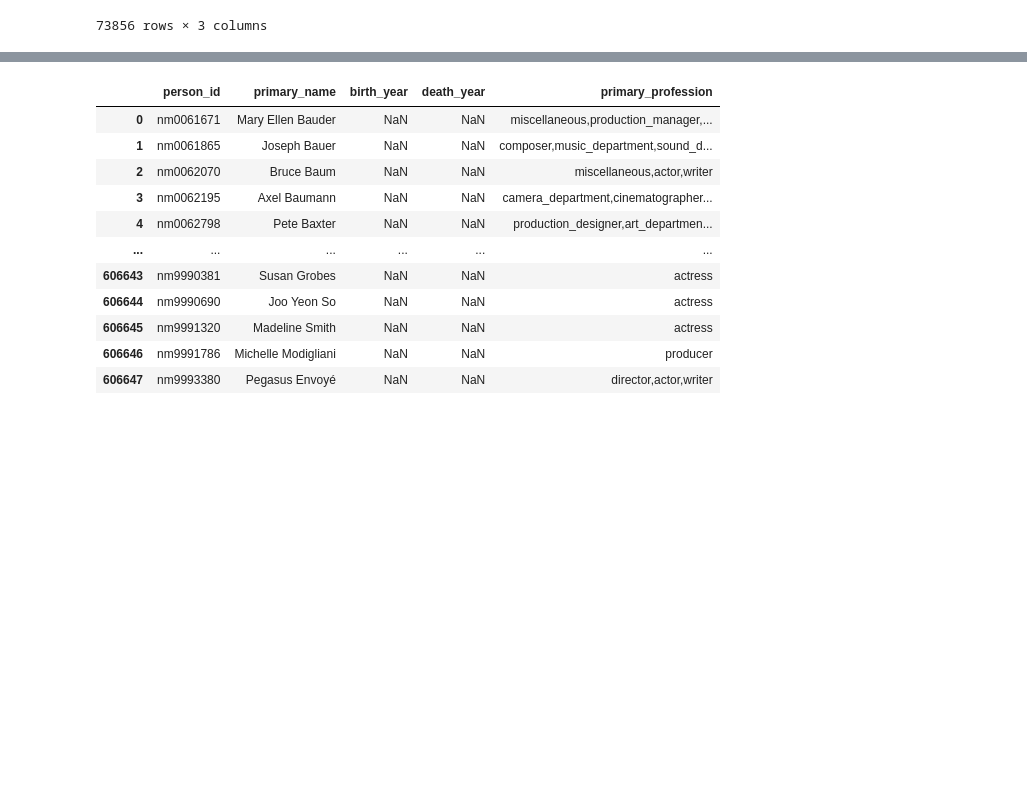
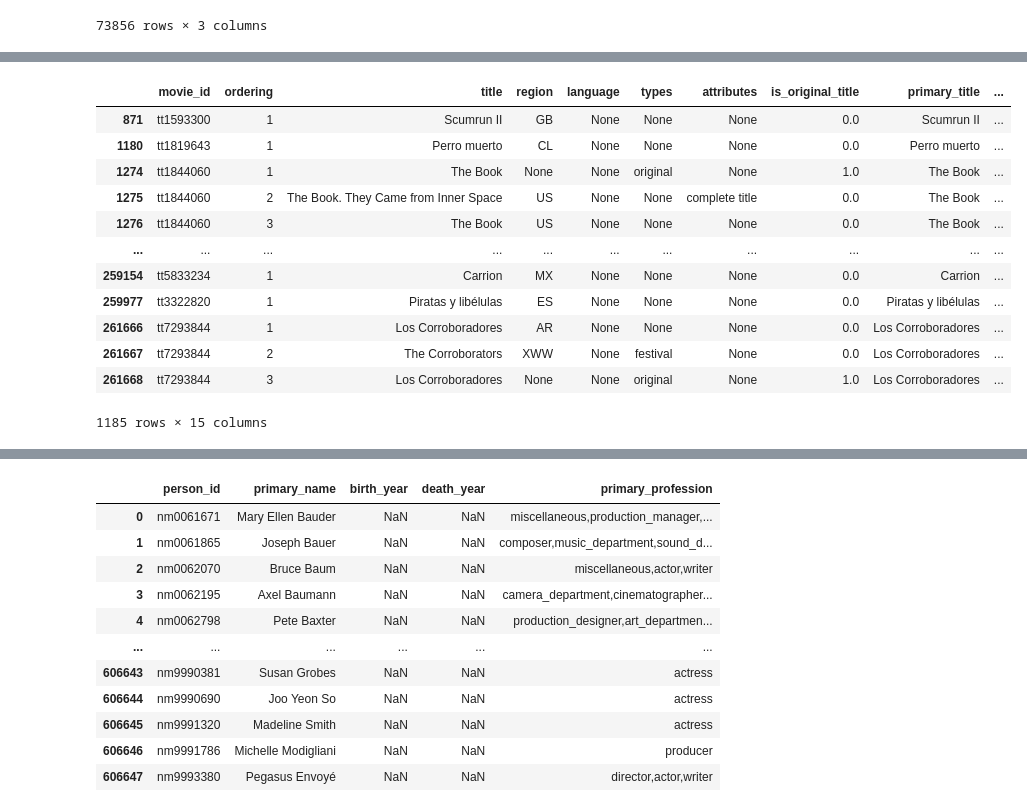
Before and after one commit to jaeminlee95/Semester1_Capstone_Group_3, a Jupyter notebook: student.ipynb, the cells around one changed output, grey strips where cells are left out. Saved outputs shown, nothing was run; the diff lists cells and outputs as text; code cells hidden in the pictures; blank space fills up the shorter version.

```diff
--- a/student.ipynb
+++ b/student.ipynb
@@ -141,0 +162,17 @@ movies_genre
+# %%
+# check the rows where genres is null
+movies_df[movies_df.genres.isna()]
+# %% [output]
+|  | movie_id | ordering | title | region | language | types | attributes | is_original_title | primary_title | ... |
+| 871 | tt1593300 | 1 | Scumrun II | GB | None | None | None | 0.0 | Scumrun II | ... |
+| 1180 | tt1819643 | 1 | Perro muerto | CL | None | None | None | 0.0 | Perro muerto | ... |
+| 1274 | tt1844060 | 1 | The Book | None | None | original | None | 1.0 | The Book | ... |
+| 1275 | tt1844060 | 2 | The Book. They Came from Inner Space | US | None | None | complete title | 0.0 | The Book | ... |
+| 1276 | tt1844060 | 3 | The Book | US | None | None | None | 0.0 | The Book | ... |
+| ... | ... | ... | ... | ... | ... | ... | ... | ... | ... | ... |
+| 259154 | tt5833234 | 1 | Carrion | MX | None | None | None | 0.0 | Carrion | ... |
+| 259977 | tt3322820 | 1 | Piratas y libélulas | ES | None | None | None | 0.0 | Piratas y libélulas | ... |
+| 261666 | tt7293844 | 1 | Los Corroboradores | AR | None | None | None | 0.0 | Los Corroboradores | ... |
+| 261667 | tt7293844 | 2 | The Corroborators | XWW | None | festival | None | 0.0 | Los Corroboradores | ... |
+| 261668 | tt7293844 | 3 | Los Corroboradores | None | None | original | None | 1.0 | Los Corroboradores | ... |
+1185 rows × 15 columns
```
Also changed, not shown: parts of 29 cells of this notebook.
